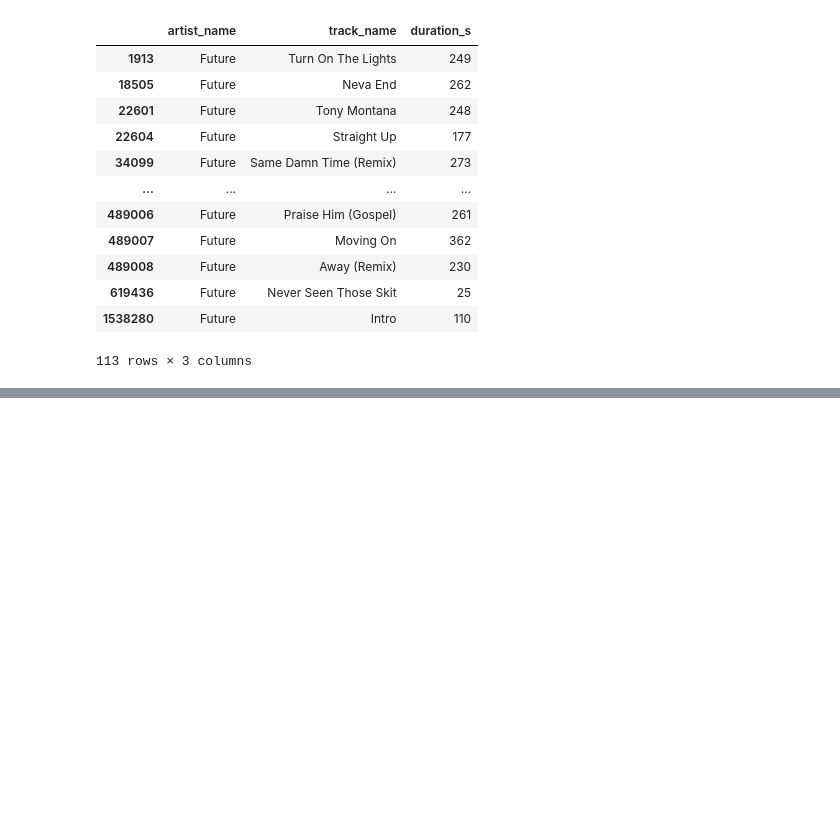
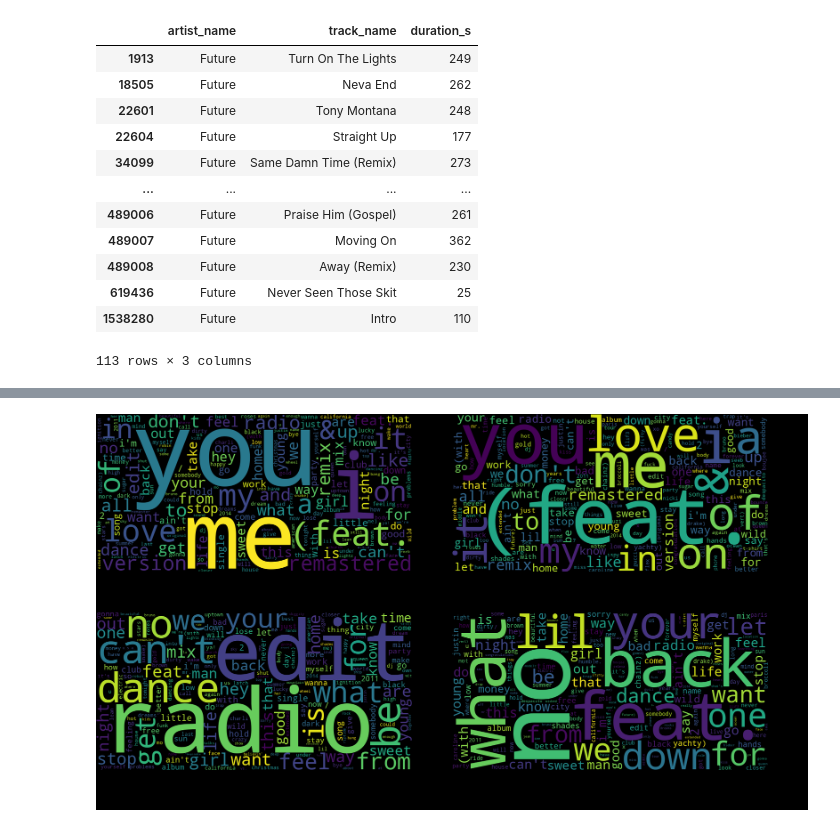
Before and after one commit to ersimpson/ece143final, a Jupyter notebook: src/EDA.ipynb, the cells around one changed output, grey strips where cells are left out. Cells and saved outputs as stored; diff of their text form; code cells hidden in the pictures; blank space fills up the shorter version.

```diff
--- a/src/EDA.ipynb
+++ b/src/EDA.ipynb
@@ -119,0 +151,4 @@ Name: 491207, dtype: object
+# %%
+exclude_words = [] # ["(feat.", "me", "you", "i", "in", "it", "a"]
+c_wfreq = freq_by_collaborative(playlist_df, tracks_df, collaborative=True)
+nc_wfreq = freq_by_collaborative(playlist_df, tracks_df, collaborative=False)
@@ -119,0 +162,8 @@ Name: 491207, dtype: object
+# %%
+c_excl = create_wordcloud(c_wfreq, exclude_words=common_words)
+nc_excl = create_wordcloud(nc_wfreq, exclude_words=common_words)
+c_all = create_wordcloud(c_wfreq)
+nc_all = create_wordcloud(nc_wfreq)
+image_grid([c_all, nc_all, c_excl, nc_excl], 2, 2, padding=100)
+# %% [output]
+[figure, added]
```
Also changed, not shown: parts of 3 cells of this notebook, 2 other files.
